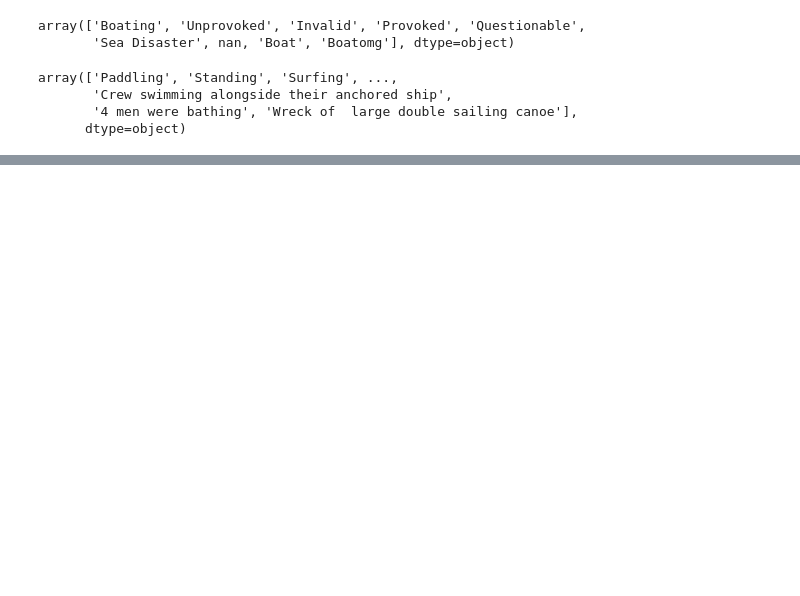
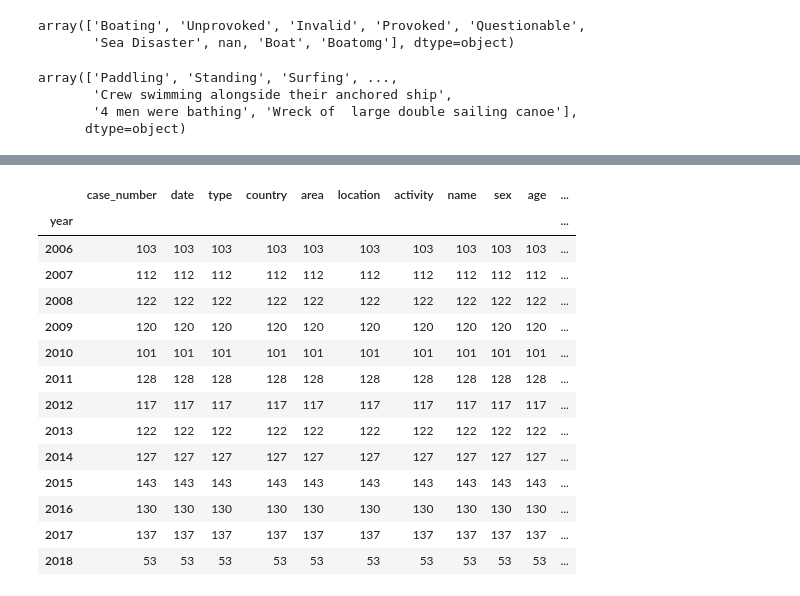
Before and after one commit to OrianAmpuero/CLEAN-PROJECT, a Jupyter notebook: PROJECT_SHARK.ipynb, the cells around one changed output, grey strips where cells are left out. Saved outputs shown, nothing was run; the diff lists cells and outputs as text; code cells hidden in the pictures; blank space fills up the shorter version.

```diff
--- a/PROJECT_SHARK.ipynb
+++ b/PROJECT_SHARK.ipynb
@@ -340,0 +357,19 @@ AttributeError: 'Int64Index' object has no attribute 'query'
+# %%
+cuenta= df_reducido.groupby("year").count()
+cuenta
+# %% [output]
+|  | case_number | date | type | country | area | location | activity | name | sex | age | ... |
+| year |  |  |  |  |  |  |  |  |  |  | ... |
+| 2006 | 103 | 103 | 103 | 103 | 103 | 103 | 103 | 103 | 103 | 103 | ... |
+| 2007 | 112 | 112 | 112 | 112 | 112 | 112 | 112 | 112 | 112 | 112 | ... |
+| 2008 | 122 | 122 | 122 | 122 | 122 | 122 | 122 | 122 | 122 | 122 | ... |
+| 2009 | 120 | 120 | 120 | 120 | 120 | 120 | 120 | 120 | 120 | 120 | ... |
+| 2010 | 101 | 101 | 101 | 101 | 101 | 101 | 101 | 101 | 101 | 101 | ... |
+| 2011 | 128 | 128 | 128 | 128 | 128 | 128 | 128 | 128 | 128 | 128 | ... |
+| 2012 | 117 | 117 | 117 | 117 | 117 | 117 | 117 | 117 | 117 | 117 | ... |
+| 2013 | 122 | 122 | 122 | 122 | 122 | 122 | 122 | 122 | 122 | 122 | ... |
+| 2014 | 127 | 127 | 127 | 127 | 127 | 127 | 127 | 127 | 127 | 127 | ... |
+| 2015 | 143 | 143 | 143 | 143 | 143 | 143 | 143 | 143 | 143 | 143 | ... |
+| 2016 | 130 | 130 | 130 | 130 | 130 | 130 | 130 | 130 | 130 | 130 | ... |
+| 2017 | 137 | 137 | 137 | 137 | 137 | 137 | 137 | 137 | 137 | 137 | ... |
+| 2018 | 53 | 53 | 53 | 53 | 53 | 53 | 53 | 53 | 53 | 53 | ... |
```
Also changed, not shown: parts of 27 cells of this notebook.
